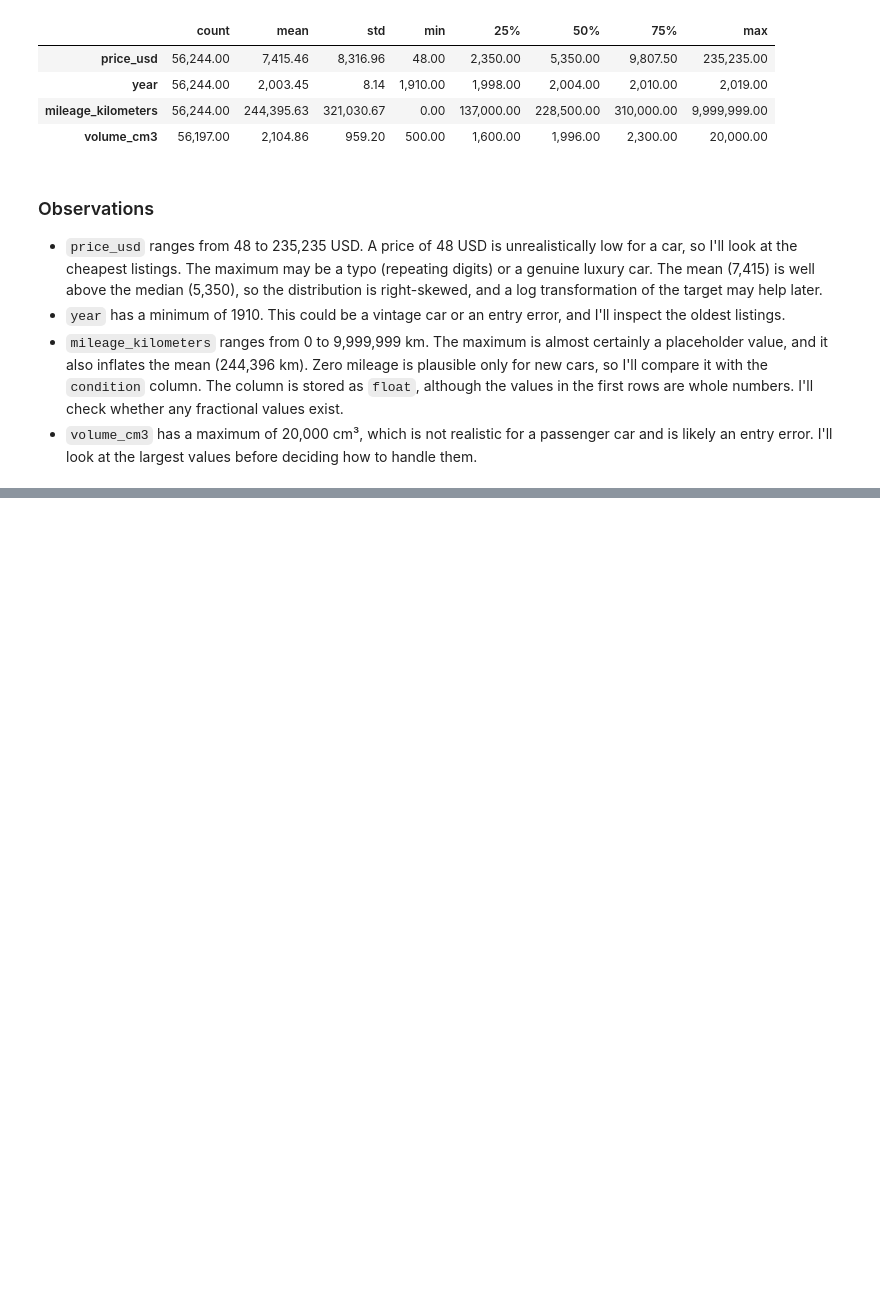
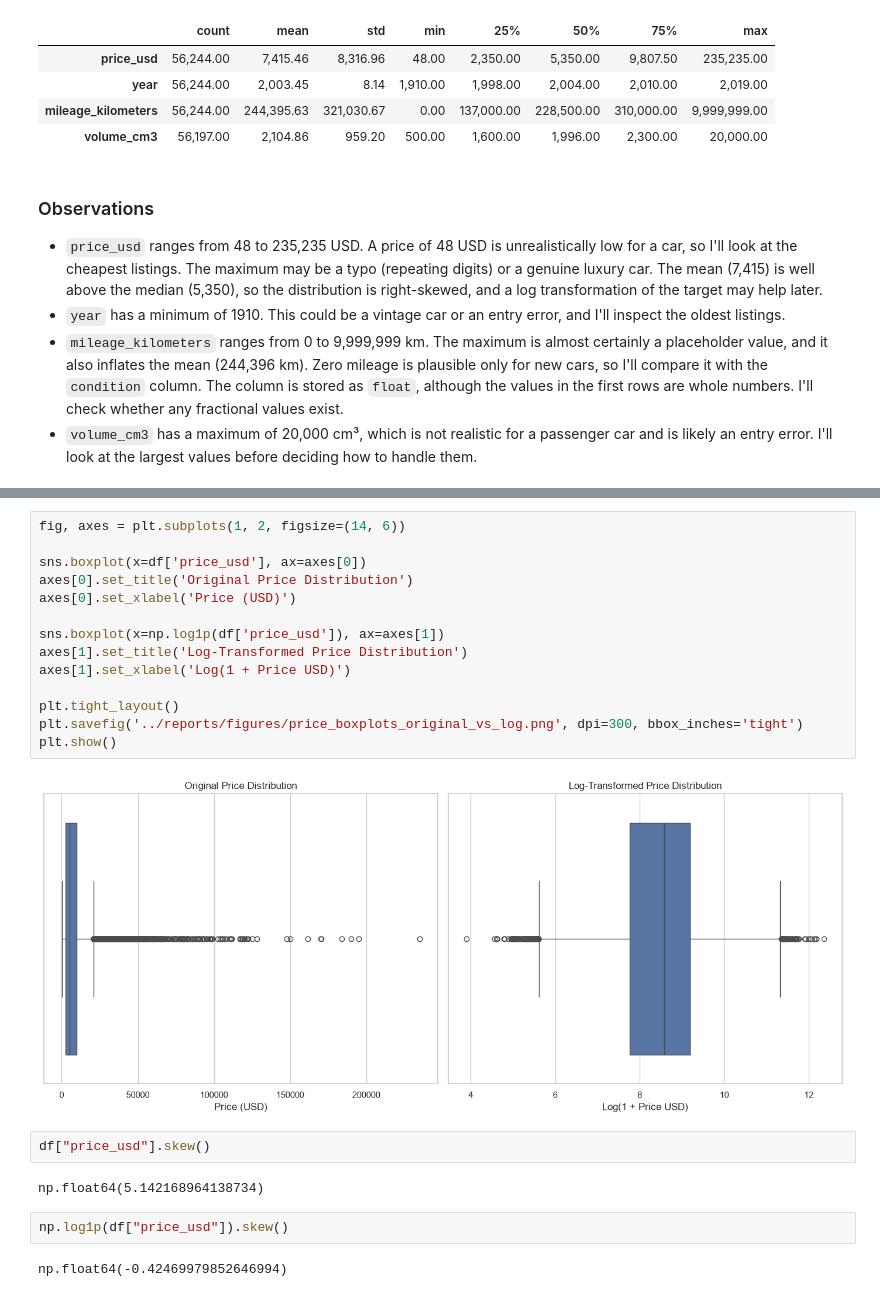
Before and after one commit to VukasinJ-dev/car-price-prediction, a Jupyter notebook: notebooks/01_eda.ipynb, the cells around one changed output, grey strips where cells are left out. Drawn from its saved outputs; the diff is of its cells as text; blank space fills up the shorter version.

```diff
--- a/notebooks/01_eda.ipynb
+++ b/notebooks/01_eda.ipynb
@@ -95,0 +244,24 @@ df.describe().T
+# %%
+fig, axes = plt.subplots(1, 2, figsize=(14, 6))
+
+sns.boxplot(x=df['price_usd'], ax=axes[0])
+axes[0].set_title('Original Price Distribution')
+axes[0].set_xlabel('Price (USD)')
+
+sns.boxplot(x=np.log1p(df['price_usd']), ax=axes[1])
+axes[1].set_title('Log-Transformed Price Distribution')
+axes[1].set_xlabel('Log(1 + Price USD)')
+
+plt.tight_layout()
+plt.savefig('../reports/figures/price_boxplots_original_vs_log.png', dpi=300, bbox_inches='tight')
+plt.show()
+# %% [output]
+[figure, added]
+# %%
+df["price_usd"].skew()
+# %% [output]
+np.float64(5.142168964138734)
+# %%
+np.log1p(df["price_usd"]).skew()
+# %% [output]
+np.float64(-0.42469979852646994)
```
Also changed, not shown: parts of 12 cells of this notebook, 2 other files.
